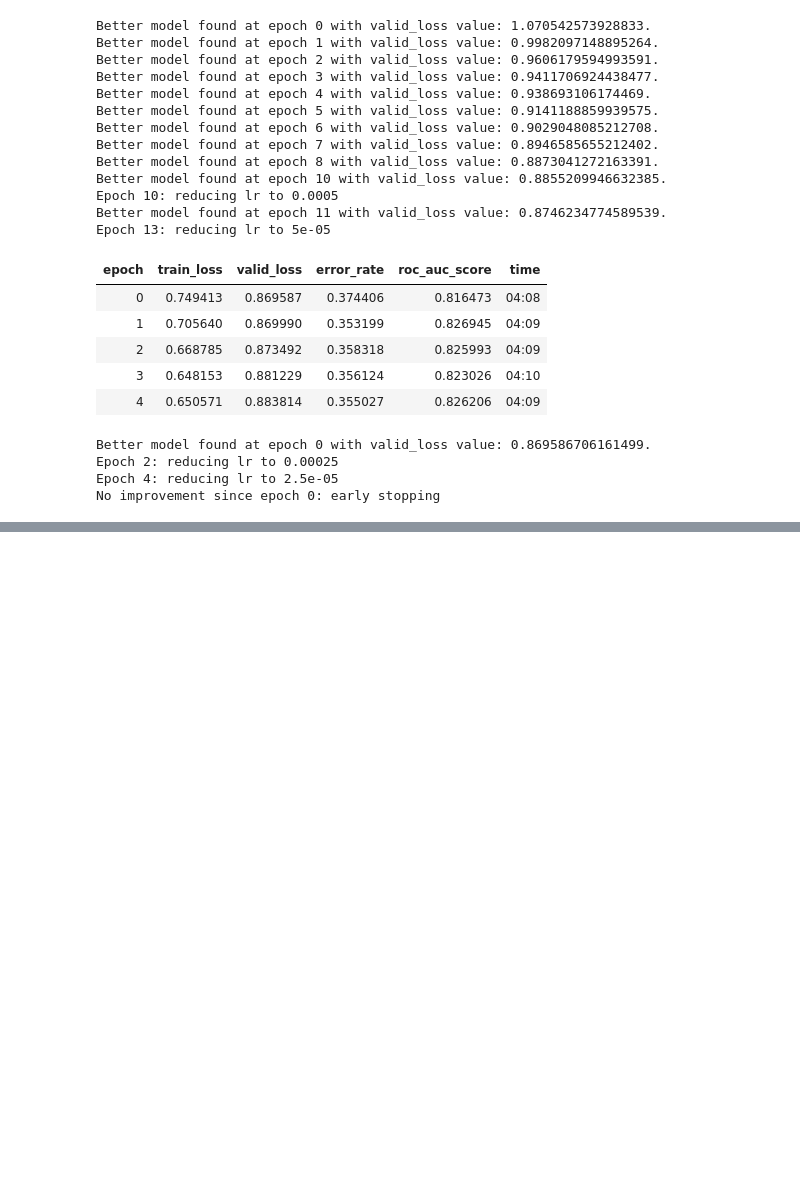
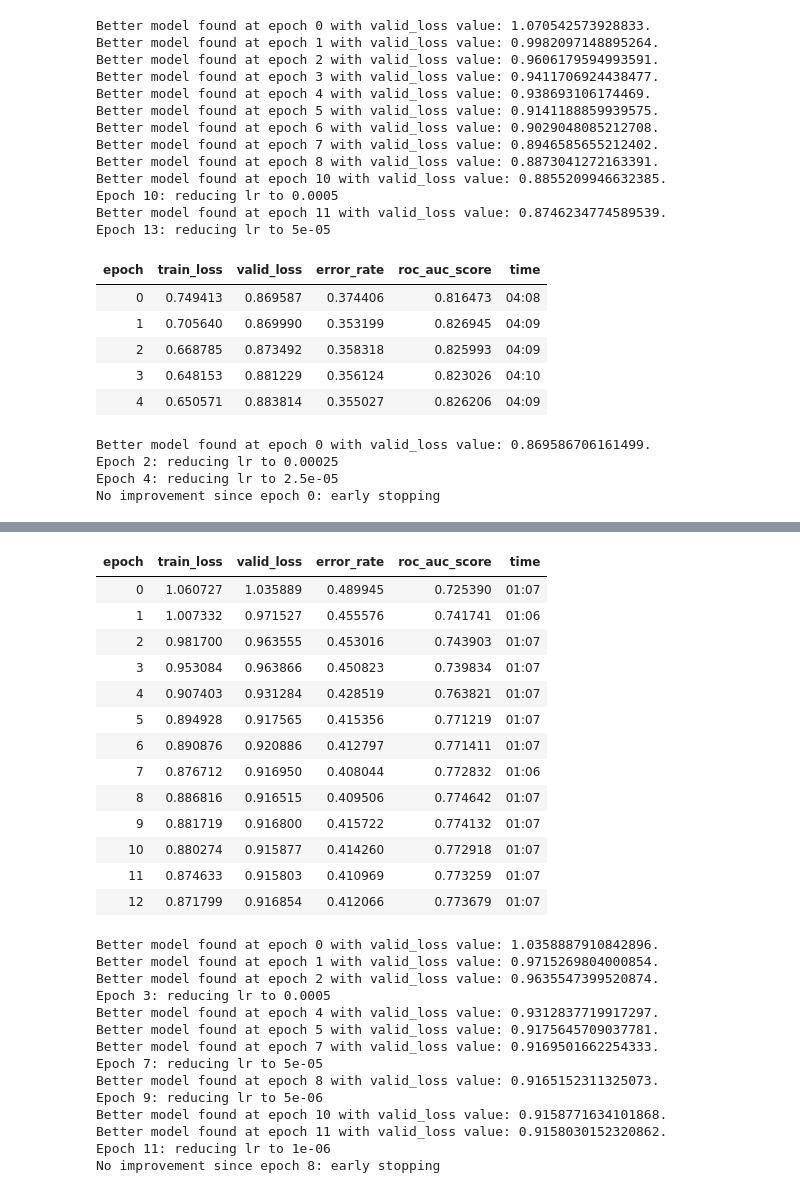
Before and after one commit to PlasmaScale/RSNA-Screening-Mammography-Breast-Cancer-Detection, a Jupyter notebook: mammo-patch-classifier-diffmodels.ipynb, the cells around one changed output, grey strips where cells are left out. Cells and saved outputs as stored; diff of their text form; code cells hidden in the pictures; blank space fills up the shorter version.

```diff
--- a/mammo-patch-classifier-diffmodels.ipynb
+++ b/mammo-patch-classifier-diffmodels.ipynb
@@ -305,0 +328,31 @@ No improvement since epoch 0: early stopping
+# %%
+learn.fit(100, slice(5e-3), cbs=[*cbs, SaveModelCallback(with_opt=True, fname="resnet26_1"), ReduceLROnPlateau(min_delta=0.01, patience=2, min_lr=1e-6)])
+# %% [output]
+| epoch | train_loss | valid_loss | error_rate | roc_auc_score | time |
+| 0 | 1.060727 | 1.035889 | 0.489945 | 0.725390 | 01:07 |
+| 1 | 1.007332 | 0.971527 | 0.455576 | 0.741741 | 01:06 |
+| 2 | 0.981700 | 0.963555 | 0.453016 | 0.743903 | 01:07 |
+| 3 | 0.953084 | 0.963866 | 0.450823 | 0.739834 | 01:07 |
+| 4 | 0.907403 | 0.931284 | 0.428519 | 0.763821 | 01:07 |
+| 5 | 0.894928 | 0.917565 | 0.415356 | 0.771219 | 01:07 |
+| 6 | 0.890876 | 0.920886 | 0.412797 | 0.771411 | 01:07 |
+| 7 | 0.876712 | 0.916950 | 0.408044 | 0.772832 | 01:06 |
+| 8 | 0.886816 | 0.916515 | 0.409506 | 0.774642 | 01:07 |
+| 9 | 0.881719 | 0.916800 | 0.415722 | 0.774132 | 01:07 |
+| 10 | 0.880274 | 0.915877 | 0.414260 | 0.772918 | 01:07 |
+| 11 | 0.874633 | 0.915803 | 0.410969 | 0.773259 | 01:07 |
+| 12 | 0.871799 | 0.916854 | 0.412066 | 0.773679 | 01:07 |
+Better model found at epoch 0 with valid_loss value: 1.0358887910842896.
+Better model found at epoch 1 with valid_loss value: 0.9715269804000854.
+Better model found at epoch 2 with valid_loss value: 0.9635547399520874.
+Epoch 3: reducing lr to 0.0005
+Better model found at epoch 4 with valid_loss value: 0.9312837719917297.
+Better model found at epoch 5 with valid_loss value: 0.9175645709037781.
+Better model found at epoch 7 with valid_loss value: 0.9169501662254333.
+Epoch 7: reducing lr to 5e-05
+Better model found at epoch 8 with valid_loss value: 0.9165152311325073.
+Epoch 9: reducing lr to 5e-06
+Better model found at epoch 10 with valid_loss value: 0.9158771634101868.
+Better model found at epoch 11 with valid_loss value: 0.9158030152320862.
+Epoch 11: reducing lr to 1e-06
+No improvement since epoch 8: early stopping
```
Also changed, not shown: parts of 9 cells of this notebook.
